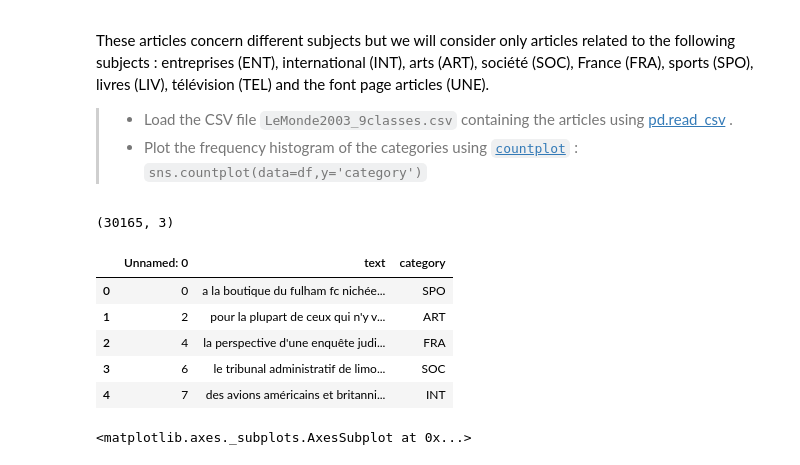
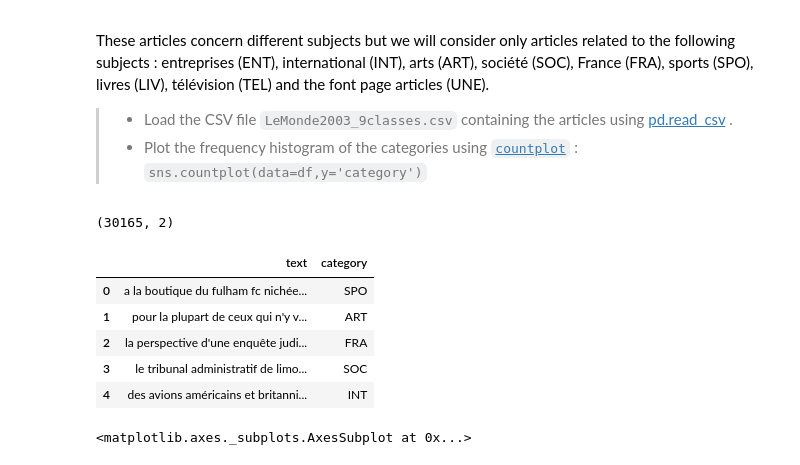
Before and after one commit to kermorvant/ml, a Jupyter notebook: notebooks/naivebayes_exercise.ipynb, the cells around one changed output. Cells and saved outputs as stored; diff of their text form; code cells hidden in the pictures.

Commit message:
add lemonde data

```diff
--- a/notebooks/naivebayes_exercise.ipynb
+++ b/notebooks/naivebayes_exercise.ipynb
@@ -260,21 +260,21 @@ These articles concern different subjects but we will consider only articles rel
 # %%
 import pandas as pd
 import seaborn as sns
 %matplotlib inline
 import numpy as np
 np.random.seed(42)
 # load dataframe from CSV file
-df = pd.read_csv('../data/LeMonde2003_9classes.csv.gz')
+df = pd.read_csv('LeMonde2003_9classes.csv')
 print (df.shape)
 df.head()
 # %% [output]
-(30165, 3)
+(30165, 2)
-|  | Unnamed: 0 | text | category |
-| 0 | 0 | a la boutique du fulham fc nichée... | SPO |
-| 1 | 2 | pour la plupart de ceux qui n'y v... | ART |
-| 2 | 4 | la perspective d'une enquête judi... | FRA |
-| 3 | 6 | le tribunal administratif de limo... | SOC |
-| 4 | 7 | des avions américains et britanni... | INT |
+|  | text | category |
+| 0 | a la boutique du fulham fc nichée... | SPO |
+| 1 | pour la plupart de ceux qui n'y v... | ART |
+| 2 | la perspective d'une enquête judi... | FRA |
+| 3 | le tribunal administratif de limo... | SOC |
+| 4 | des avions américains et britanni... | INT |
 # %%
 # Plot the statistics of category
 sns.countplot(data=df,y='category')
```
Also changed, not shown: 1 other file.
